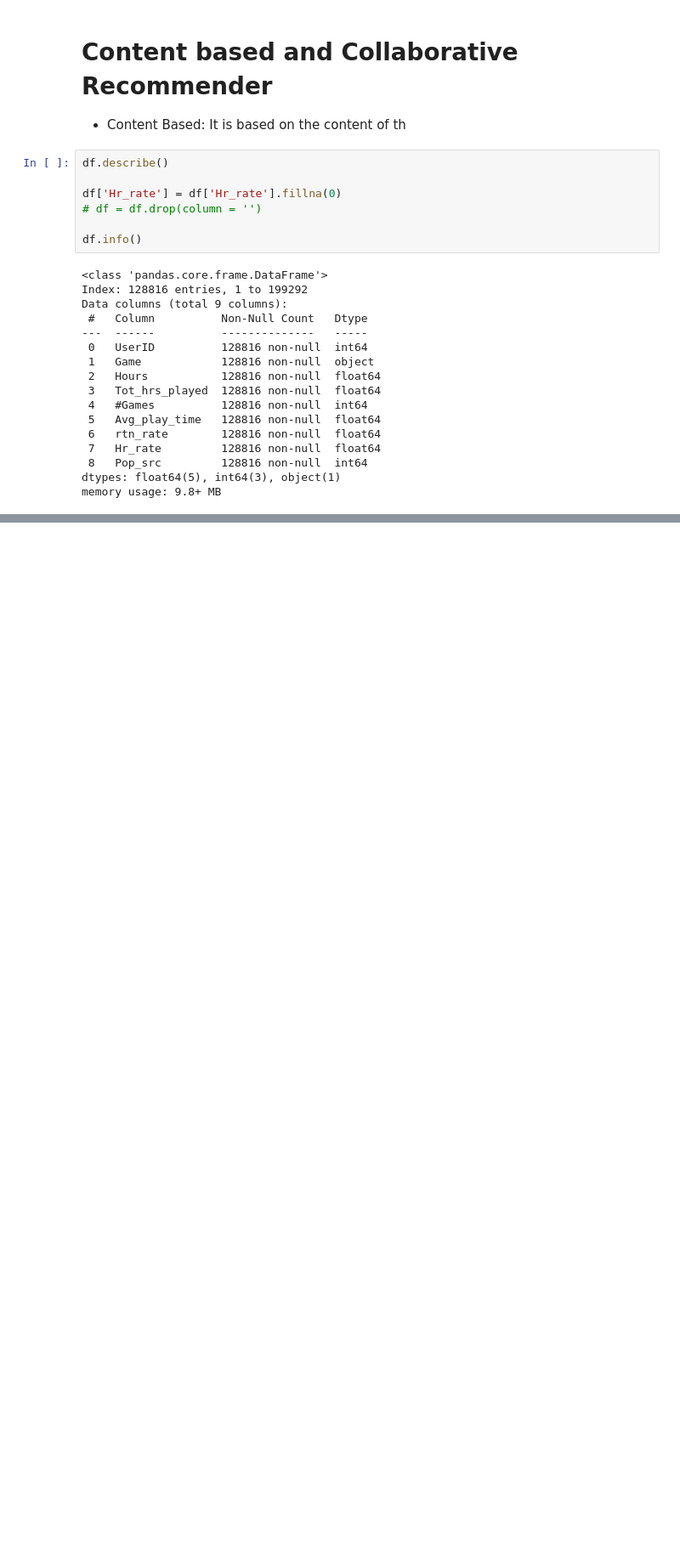
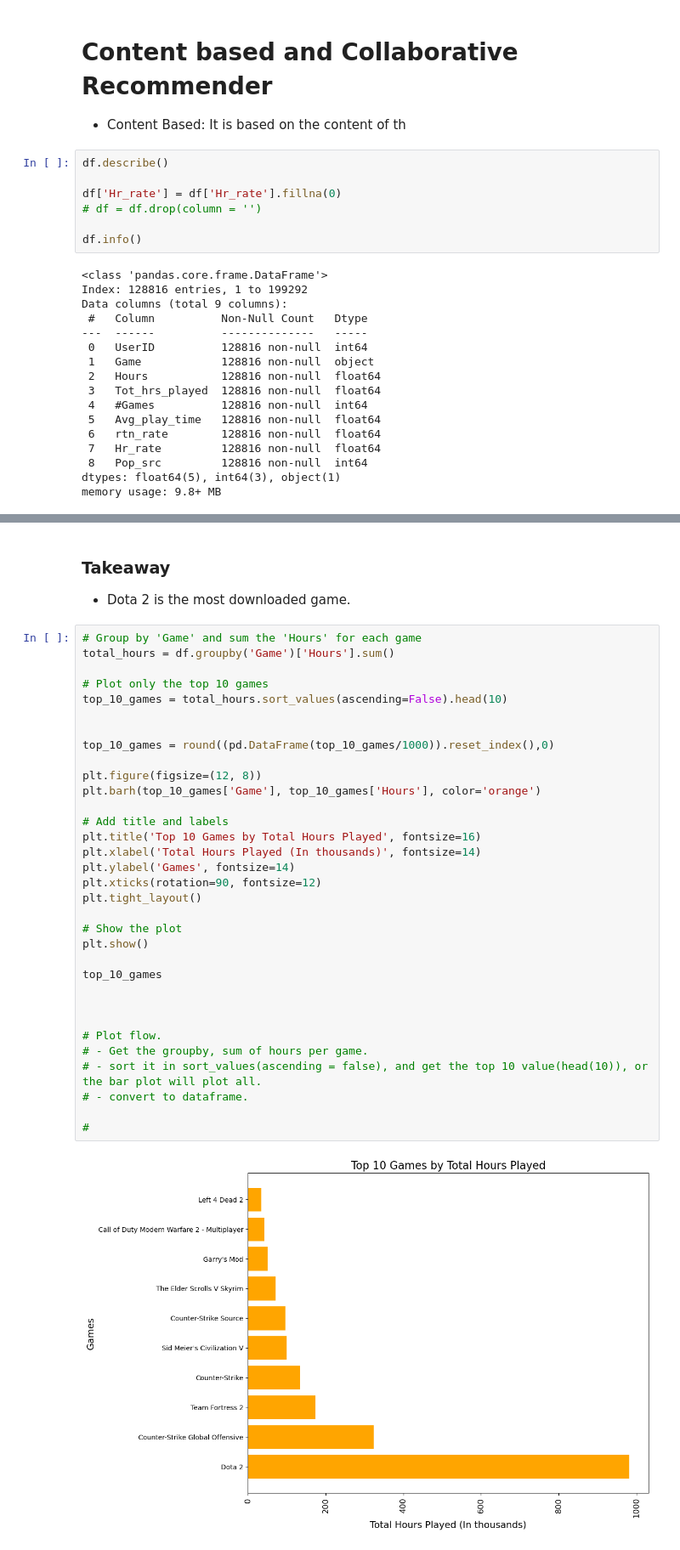
Before and after one commit to blue-jays/Game-Recommender, a Jupyter notebook: test.ipynb, the cells around one changed output, grey strips where cells are left out. Shown at 85% size. Drawn from its saved outputs; the diff is of its cells as text; blank space fills up the shorter version.

```diff
--- a/test.ipynb
+++ b/test.ipynb
@@ -337,0 +363,38 @@ plt.show()
+# %% [markdown]
+### Takeaway
+- Dota 2 is the most downloaded game.
+# %%
+# Group by 'Game' and sum the 'Hours' for each game
+total_hours = df.groupby('Game')['Hours'].sum()
+
+# Plot only the top 10 games
+top_10_games = total_hours.sort_values(ascending=False).head(10)
+
+
+top_10_games = round((pd.DataFrame(top_10_games/1000)).reset_index(),0)
+
+plt.figure(figsize=(12, 8))
+plt.barh(top_10_games['Game'], top_10_games['Hours'], color='orange')
+
+# Add title and labels
+plt.title('Top 10 Games by Total Hours Played', fontsize=16)
+plt.xlabel('Total Hours Played (In thousands)', fontsize=14)
+plt.ylabel('Games', fontsize=14)
+plt.xticks(rotation=90, fontsize=12)
+plt.tight_layout()
+
+# Show the plot
+plt.show()
+
+top_10_games
+
+
+
+# Plot flow.
+# - Get the groupby, sum of hours per game.
+# - sort it in sort_values(ascending = false), and get the top 10 value(head(10)), or the bar plot will plot all.
+# - convert to dataframe.
+
+#
+# %% [output]
+[figure, added]
```
Also changed, not shown: parts of 6 cells of this notebook, 1 other file.
